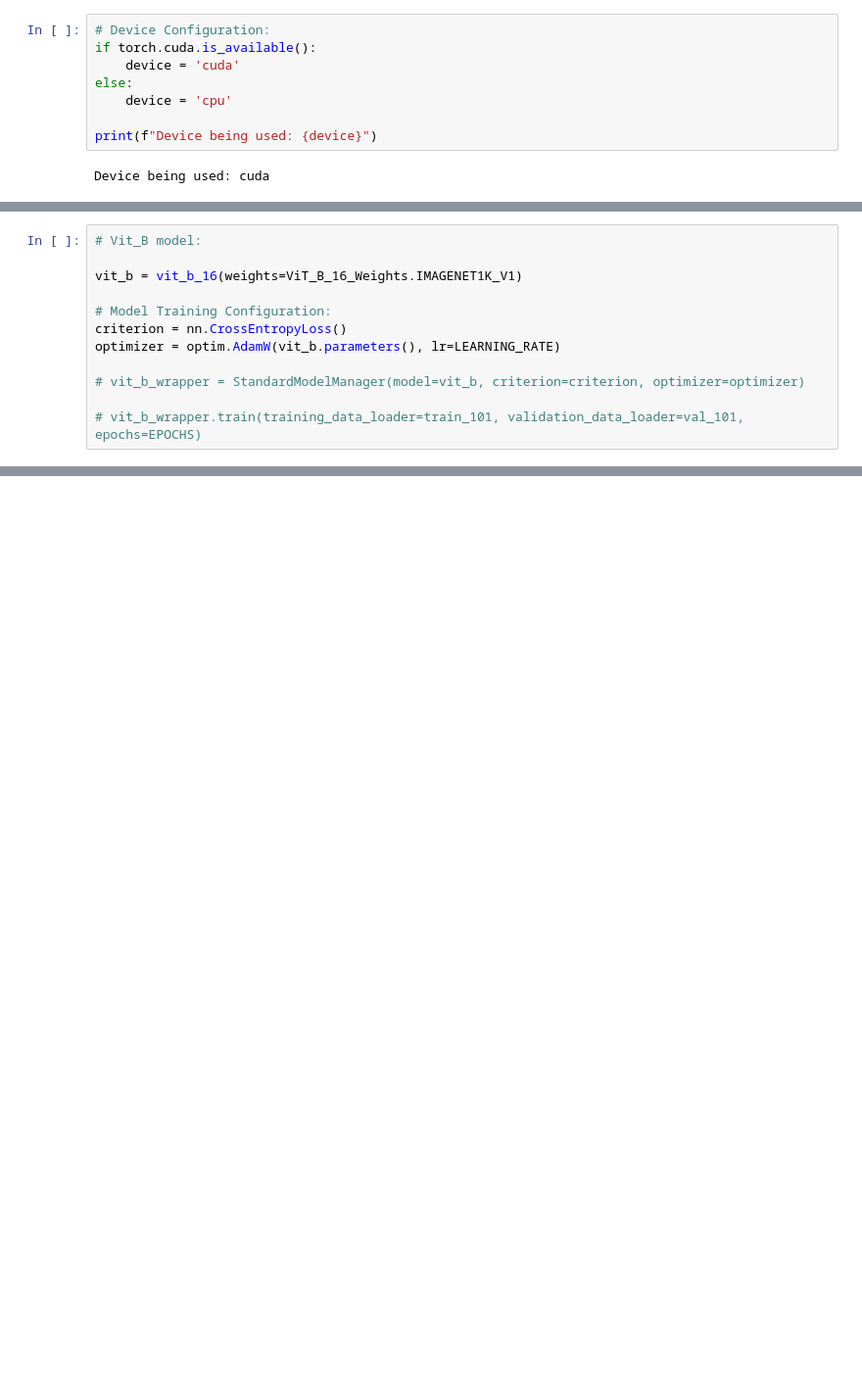
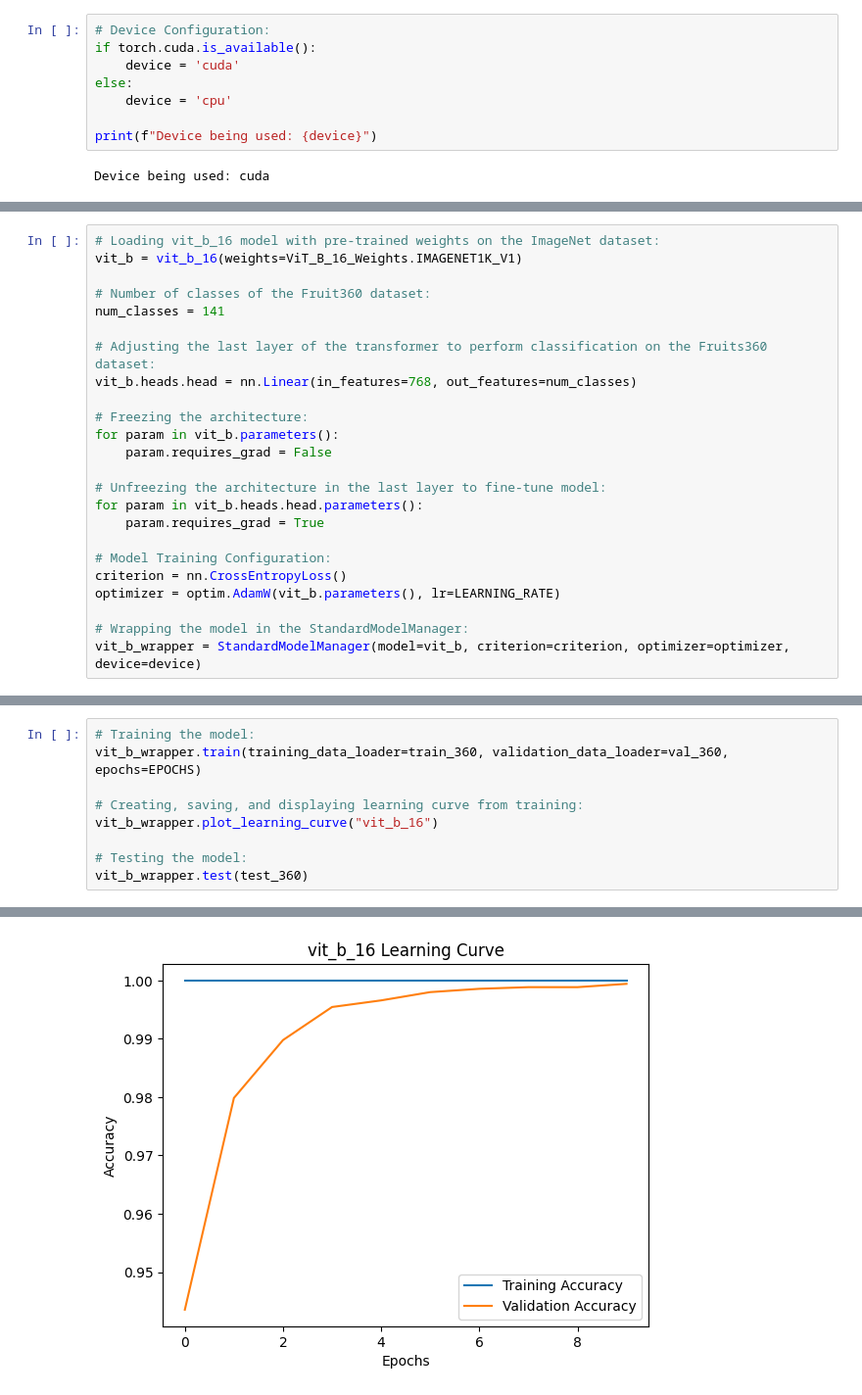
Before and after one commit to GATechMSCS/Convolutionalists, a Jupyter notebook: FoodforDeepThought/ViT.ipynb, the cells around one changed output, grey strips where cells are left out. Shown at 98% size. Drawn from its saved outputs; the diff is of its cells as text; blank space fills up the shorter version.

Commit message:
Finished training code for ViT and began tuning ViT on Fruits360 dataset

```diff
--- a/FoodforDeepThought/ViT.ipynb
+++ b/FoodforDeepThought/ViT.ipynb
@@ -152,12 +46,24 @@ FileNotFoundError: [WinError 3] The system cannot find the path specified: 'data
 # %%
-# Vit_B model:
+# Loading vit_b_16 model with pre-trained weights on the ImageNet dataset:
+vit_b = vit_b_16(weights=ViT_B_16_Weights.IMAGENET1K_V1)
 
-vit_b = vit_b_16(weights=ViT_B_16_Weights.IMAGENET1K_V1)
+# Number of classes of the Fruit360 dataset:
+num_classes = 141
+
+# Adjusting the last layer of the transformer to perform classification on the Fruits360 dataset:
+vit_b.heads.head = nn.Linear(in_features=768, out_features=num_classes)
+
+# Freezing the architecture:
+for param in vit_b.parameters():
+    param.requires_grad = False
+
+# Unfreezing the architecture in the last layer to fine-tune model:
+for param in vit_b.heads.head.parameters():
+    param.requires_grad = True
 
 # Model Training Configuration:
 criterion = nn.CrossEntropyLoss()
 optimizer = optim.AdamW(vit_b.parameters(), lr=LEARNING_RATE)
 
-# vit_b_wrapper = StandardModelManager(model=vit_b, criterion=criterion, optimizer=optimizer)
-
-# vit_b_wrapper.train(training_data_loader=train_101, validation_data_loader=val_101, epochs=EPOCHS)
+# Wrapping the model in the StandardModelManager:
+vit_b_wrapper = StandardModelManager(model=vit_b, criterion=criterion, optimizer=optimizer, device=device)
@@ -166,0 +70,10 @@ KeyboardInterrupt:
+# %%
+# Training the model:
+vit_b_wrapper.train(training_data_loader=train_360, validation_data_loader=val_360, epochs=EPOCHS)
+
+# Creating, saving, and displaying learning curve from training:
+vit_b_wrapper.plot_learning_curve("vit_b_16")
+
+# Testing the model:
+vit_b_wrapper.test(test_360)
+# %% [output]
@@ -166,0 +220 @@ KeyboardInterrupt:
+[figure, added]
```
Also changed, not shown: parts of 7 cells of this notebook, 1 other file.
